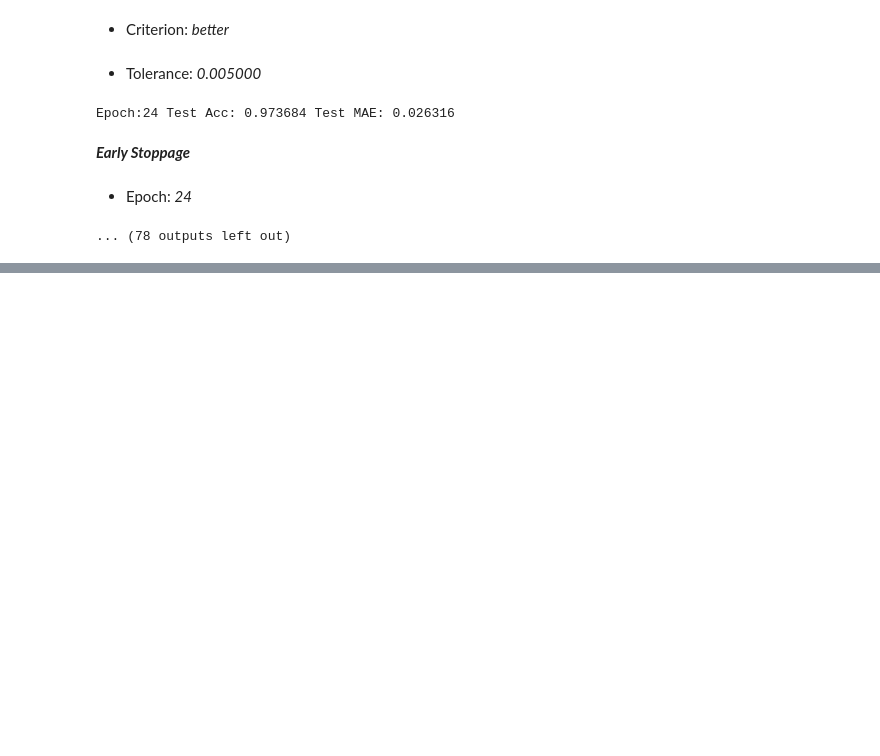
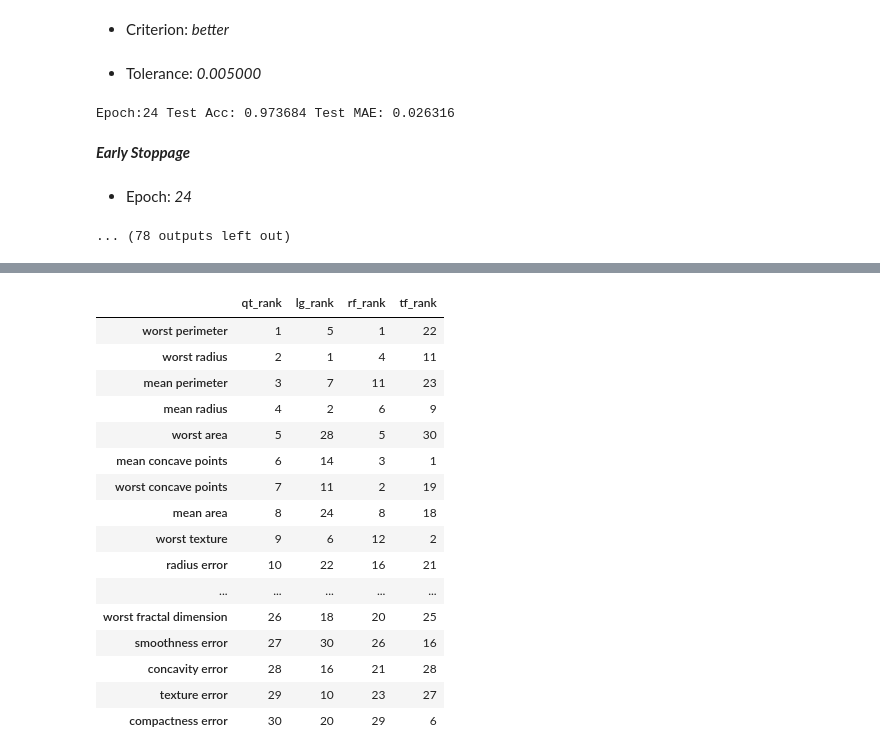
Before and after one commit to fastest-parrot/q_perceptron, a Jupyter notebook: q-tip-perceptron-cancer-model.ipynb, the cells around one changed output, grey strips where cells are left out. Cells and saved outputs as stored; diff of their text form; code cells hidden in the pictures; blank space fills up the shorter version.

```diff
--- a/q-tip-perceptron-cancer-model.ipynb
+++ b/q-tip-perceptron-cancer-model.ipynb
@@ -578,0 +584,4 @@ ValueError: dimension mismatch
+# %%
+best_weights = [y for x, y in best_model.items() if 'weight' in x]
+best_weights = best_weights/max([abs(x) for x in best_weights])
+{x:np.real(y) for x,y in zip(cancer_data['feature_names'], best_weights)}
@@ -578,0 +606,8 @@ ValueError: dimension mismatch
+# %%
+qt_rank = pd.DataFrame([{
+    'field': x,
+    'Param Q-tip': np.real(y),
+    'Importance Q-tip': abs(np.real(y))
+} for x, y in zip(cancer_data['feature_names'], best_weights)]).sort_values(
+    ['Importance Q-tip'], ascending=False).reset_index(
+        drop=True).reset_index().rename(columns={'index': 'qt_rank'})
@@ -578,0 +620,4 @@ ValueError: dimension mismatch
+# %%
+tf_weights = [y for x, y in model_tf.items() if 'weight' in x]
+tf_weights = tf_weights/max([abs(x) for x in tf_weights])
+{x:np.real(y) for x,y in zip(cancer_data['feature_names'], tf_weights)}
@@ -578,0 +642,35 @@ ValueError: dimension mismatch
+# %%
+tf_rank = pd.DataFrame([{
+    'field': x,
+    'Param TF': y,
+    'Importance TF': abs(y)
+} for x, y in zip(cancer_data['feature_names'], tf_weights)]).sort_values(
+    ['Importance TF'], ascending=False).reset_index(
+        drop=True).reset_index().rename(columns={'index': 'tf_rank'})
+# %%
+pd.concat([
+    qt_rank.set_index('field'),
+    lg_rank.set_index('field'),
+    rf_rank.set_index('field'),
+    tf_rank.set_index('field')
+],
+          axis=1)[['qt_rank', 'lg_rank', 'rf_rank', 'tf_rank']].sort_values(
+              ['qt_rank']) + 1
+# %% [output]
+|  | qt_rank | lg_rank | rf_rank | tf_rank |
+| worst perimeter | 1 | 5 | 1 | 22 |
+| worst radius | 2 | 1 | 4 | 11 |
+| mean perimeter | 3 | 7 | 11 | 23 |
+| mean radius | 4 | 2 | 6 | 9 |
+| worst area | 5 | 28 | 5 | 30 |
+| mean concave points | 6 | 14 | 3 | 1 |
+| worst concave points | 7 | 11 | 2 | 19 |
+| mean area | 8 | 24 | 8 | 18 |
+| worst texture | 9 | 6 | 12 | 2 |
+| radius error | 10 | 22 | 16 | 21 |
+| ... | ... | ... | ... | ... |
+| worst fractal dimension | 26 | 18 | 20 | 25 |
+| smoothness error | 27 | 30 | 26 | 16 |
+| concavity error | 28 | 16 | 21 | 28 |
+| texture error | 29 | 10 | 23 | 27 |
+| compactness error | 30 | 20 | 29 | 6 |
```
Also changed, not shown: parts of 27 cells of this notebook, 4 other files.
